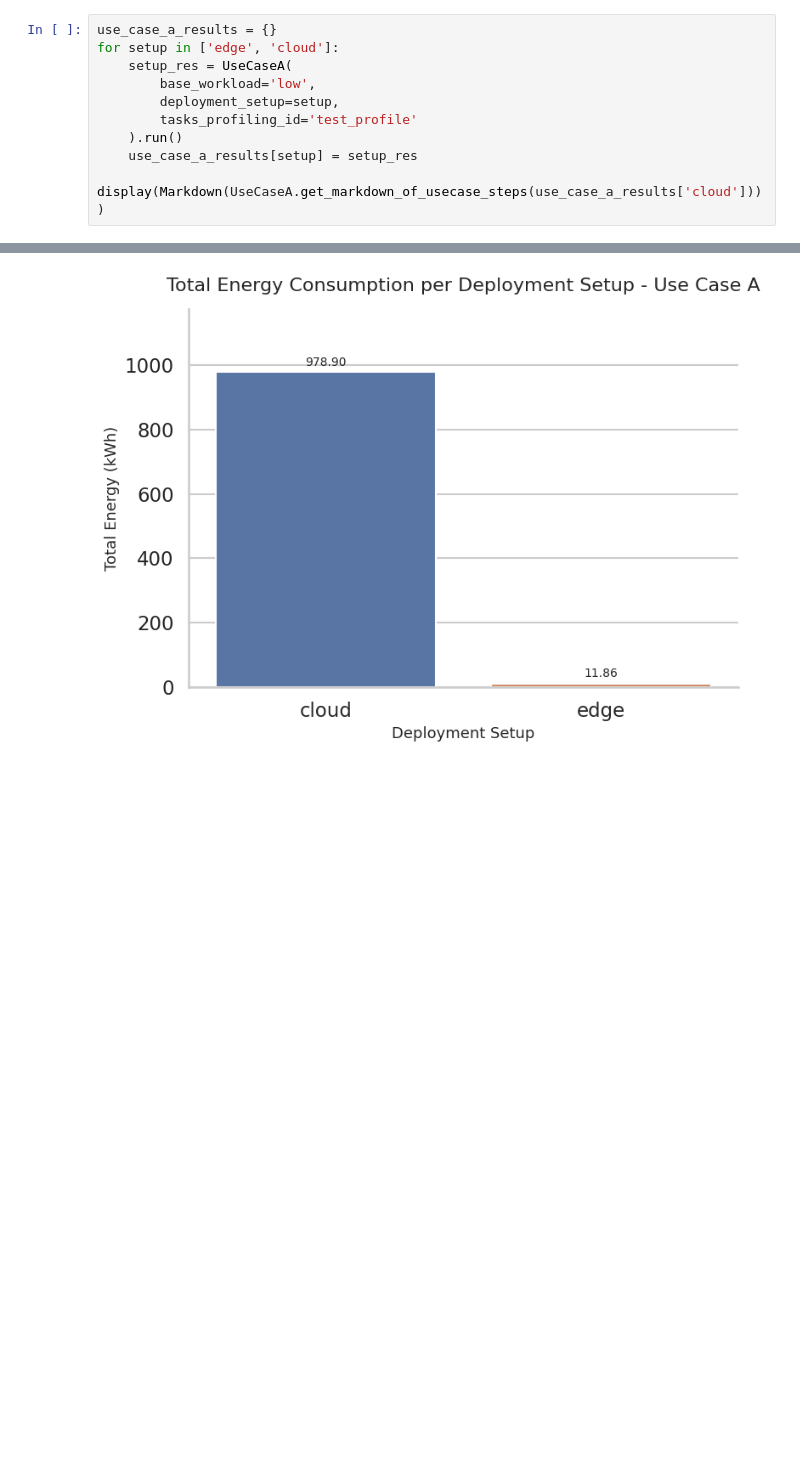
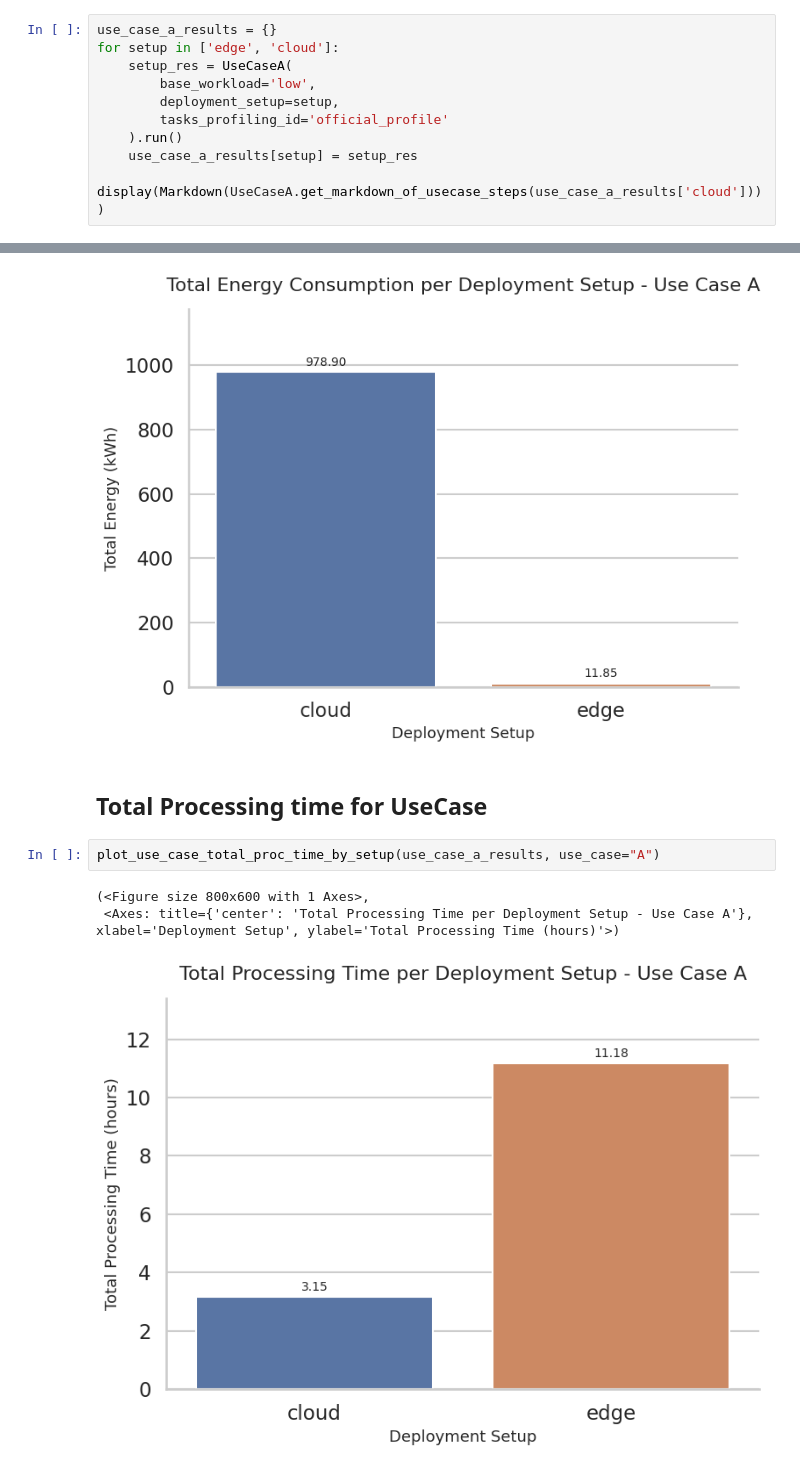
Before and after one commit to openagri-eu/OpenAgri-Benchmark, a Jupyter notebook: openagri_benchmark/postprocessing/UseCaseA.ipynb, the cells around one changed output, grey strips where cells are left out. Drawn from its saved outputs; the diff is of its cells as text; blank space fills up the shorter version.

```diff
--- a/openagri_benchmark/postprocessing/UseCaseA.ipynb
+++ b/openagri_benchmark/postprocessing/UseCaseA.ipynb
@@ -17,7 +18,7 @@ for setup in ['edge', 'cloud']:
     setup_res = UseCaseA(
         base_workload='low',
         deployment_setup=setup,
-        tasks_profiling_id='test_profile'
+        tasks_profiling_id='official_profile'
     ).run()
     use_case_a_results[setup] = setup_res
 
@@ -101,3 +102,11 @@ plot_use_case_total_energy_by_setup(use_case_a_results, use_case="A")
 (<Figure size 800x600 with 1 Axes>,
  <Axes: title={'center': 'Total Energy Consumption per Deployment Setup - Use Case A'}, xlabel='Deployment Setup', ylabel='Total Energy (kWh)'>)
 [figure]
+# %% [markdown]
+## Total Processing time for UseCase
+# %%
+plot_use_case_total_proc_time_by_setup(use_case_a_results, use_case="A")
+# %% [output]
+(<Figure size 800x600 with 1 Axes>,
+ <Axes: title={'center': 'Total Processing Time per Deployment Setup - Use Case A'}, xlabel='Deployment Setup', ylabel='Total Processing Time (hours)'>)
+[figure, added]
```
Also changed, not shown: parts of 1 cell of this notebook, 2 other files.
